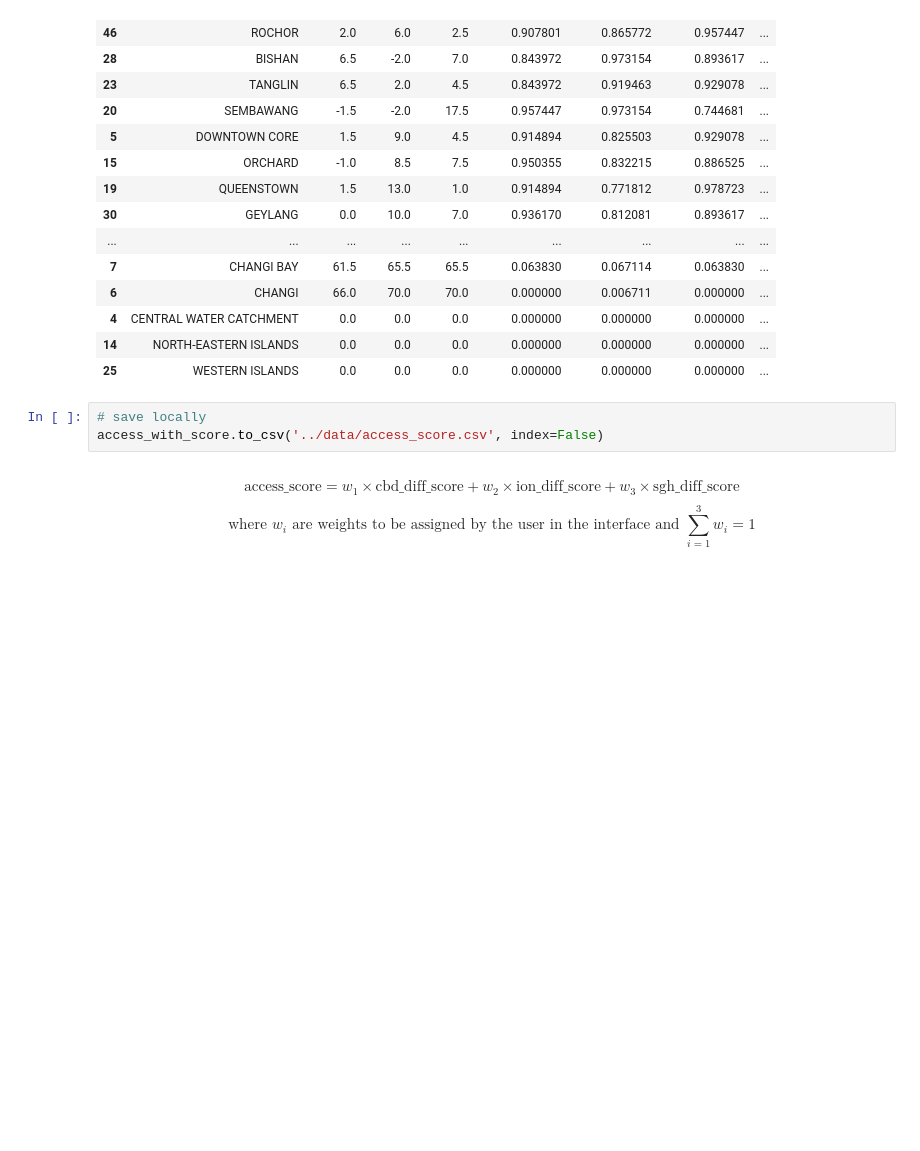
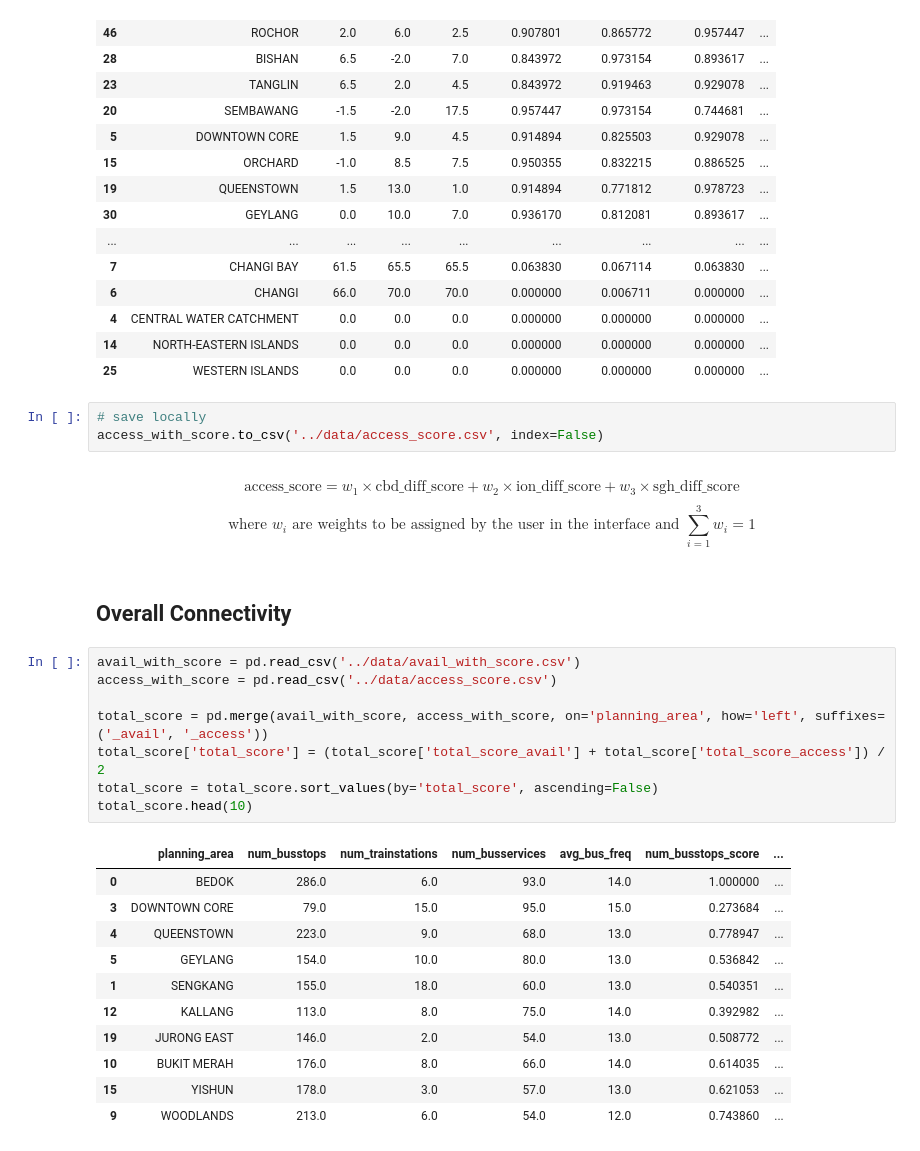
Before and after one commit to kiwi-lemongrass/DSE3101-Enhancing-Urban-Transport, a Jupyter notebook: src/backend.ipynb, the cells around one changed output. Saved outputs shown, nothing was run; the diff lists cells and outputs as text; blank space fills up the shorter version.

```diff
--- a/src/backend.ipynb
+++ b/src/backend.ipynb
@@ -694,3 +694,25 @@ $$
 $$
 $$ \text{where } w_i \text{ are weights to be assigned by the user in the interface and } {\sum_{i=1}^{3} w_i} = 1
 $$
+# %% [markdown]
+## Overall Connectivity
+# %%
+avail_with_score = pd.read_csv('../data/avail_with_score.csv')
+access_with_score = pd.read_csv('../data/access_score.csv')
+
+total_score = pd.merge(avail_with_score, access_with_score, on='planning_area', how='left', suffixes=('_avail', '_access'))
+total_score['total_score'] = (total_score['total_score_avail'] + total_score['total_score_access']) / 2
+total_score = total_score.sort_values(by='total_score', ascending=False)
+total_score.head(10)
+# %% [output]
+|  | planning_area | num_busstops | num_trainstations | num_busservices | avg_bus_freq | num_busstops_score | ... |
+| 0 | BEDOK | 286.0 | 6.0 | 93.0 | 14.0 | 1.000000 | ... |
+| 3 | DOWNTOWN CORE | 79.0 | 15.0 | 95.0 | 15.0 | 0.273684 | ... |
+| 4 | QUEENSTOWN | 223.0 | 9.0 | 68.0 | 13.0 | 0.778947 | ... |
+| 5 | GEYLANG | 154.0 | 10.0 | 80.0 | 13.0 | 0.536842 | ... |
+| 1 | SENGKANG | 155.0 | 18.0 | 60.0 | 13.0 | 0.540351 | ... |
+| 12 | KALLANG | 113.0 | 8.0 | 75.0 | 14.0 | 0.392982 | ... |
+| 19 | JURONG EAST | 146.0 | 2.0 | 54.0 | 13.0 | 0.508772 | ... |
+| 10 | BUKIT MERAH | 176.0 | 8.0 | 66.0 | 14.0 | 0.614035 | ... |
+| 15 | YISHUN | 178.0 | 3.0 | 57.0 | 13.0 | 0.621053 | ... |
+| 9 | WOODLANDS | 213.0 | 6.0 | 54.0 | 12.0 | 0.743860 | ... |
```
Also changed, not shown: parts of 2 cells of this notebook.
